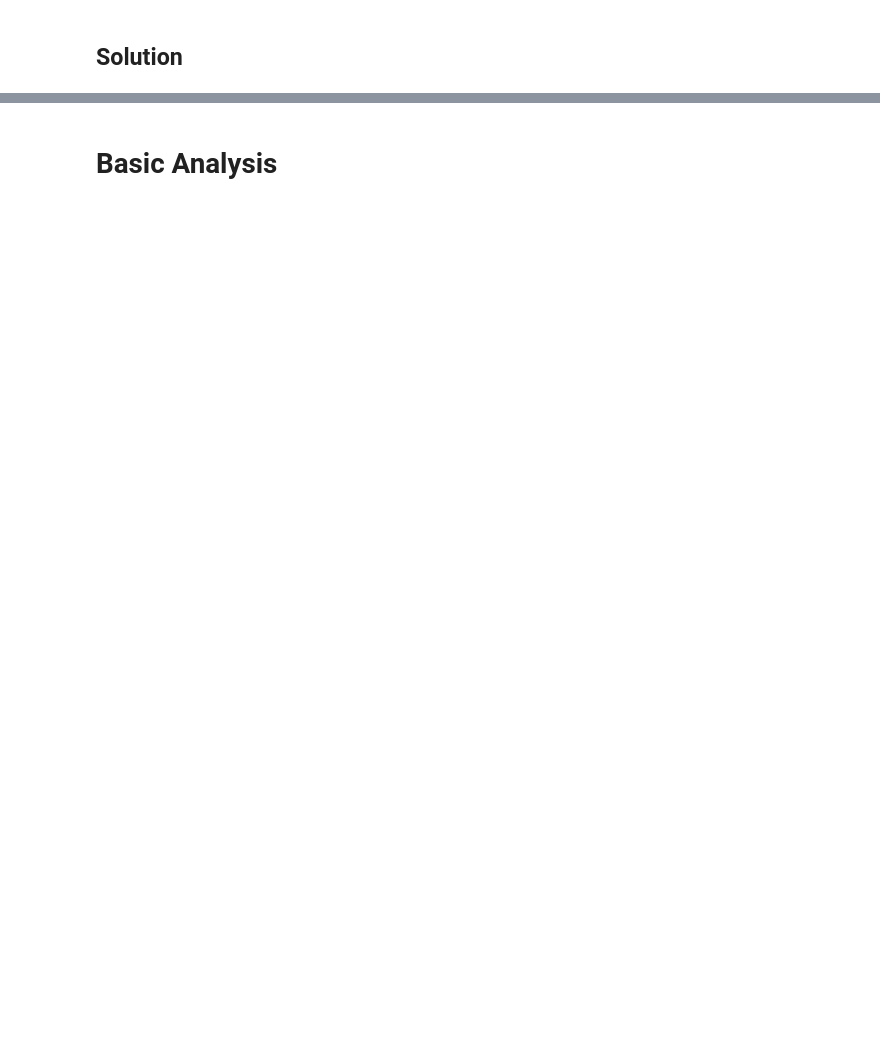
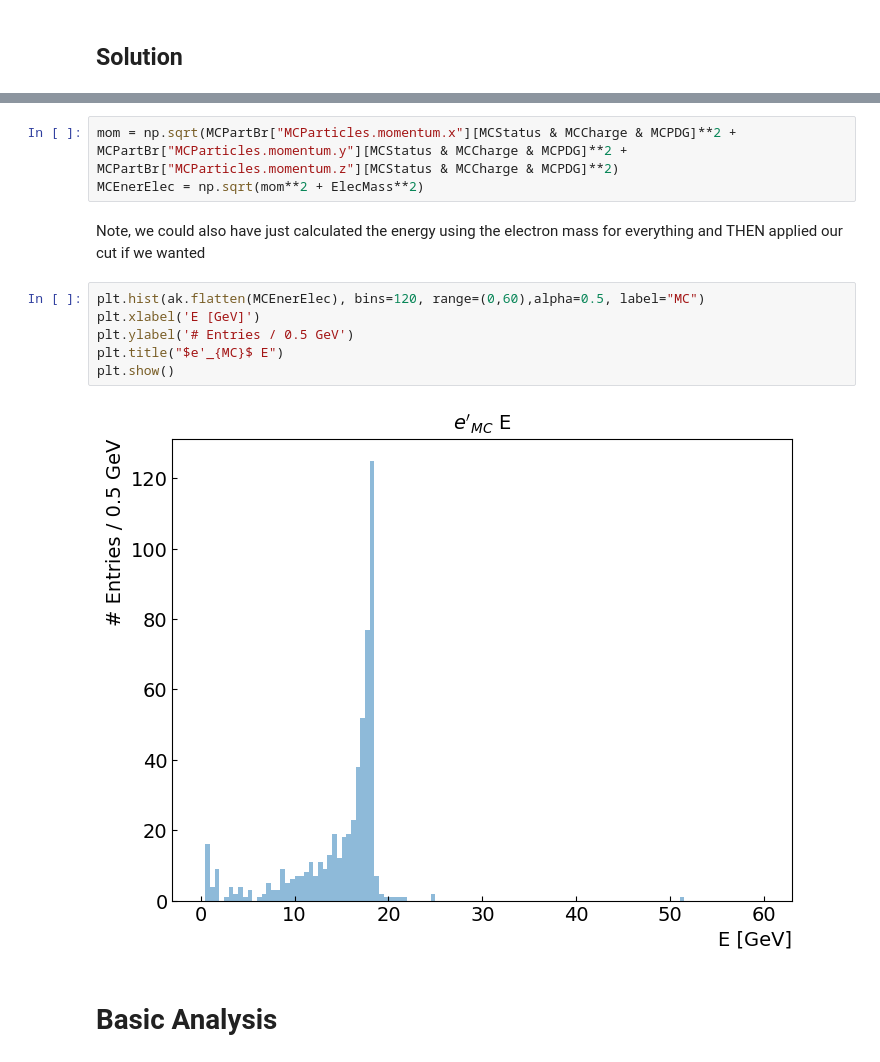
Before and after one commit to eic/HSF-India, a Jupyter notebook: Working_With_Simulation_Output/Working_With_Simulation_Output_TUTOR.ipynb, the cells around one changed output, grey strips where cells are left out. Cells and saved outputs as stored; diff of their text form; blank space fills up the shorter version.

```diff
--- a/Working_With_Simulation_Output/Working_With_Simulation_Output_TUTOR.ipynb
+++ b/Working_With_Simulation_Output/Working_With_Simulation_Output_TUTOR.ipynb
@@ -209,2 +310,15 @@ plt.show()
+# %%
+mom = np.sqrt(MCPartBr["MCParticles.momentum.x"][MCStatus & MCCharge & MCPDG]**2 + MCPartBr["MCParticles.momentum.y"][MCStatus & MCCharge & MCPDG]**2 + MCPartBr["MCParticles.momentum.z"][MCStatus & MCCharge & MCPDG]**2)
+MCEnerElec = np.sqrt(mom**2 + ElecMass**2)
+# %% [markdown]
+Note, we could also have just calculated the energy using the electron mass for everything and THEN applied our cut if we wanted
+# %%
+plt.hist(ak.flatten(MCEnerElec), bins=120, range=(0,60),alpha=0.5, label="MC")
+plt.xlabel('E [GeV]')
+plt.ylabel('# Entries / 0.5 GeV')
+plt.title("$e'_{MC}$ E")
+plt.show()
+# %% [output]
+[figure, added]
 # %% [markdown]
 # Basic Analysis
```
Also changed, not shown: parts of 26 cells of this notebook.
